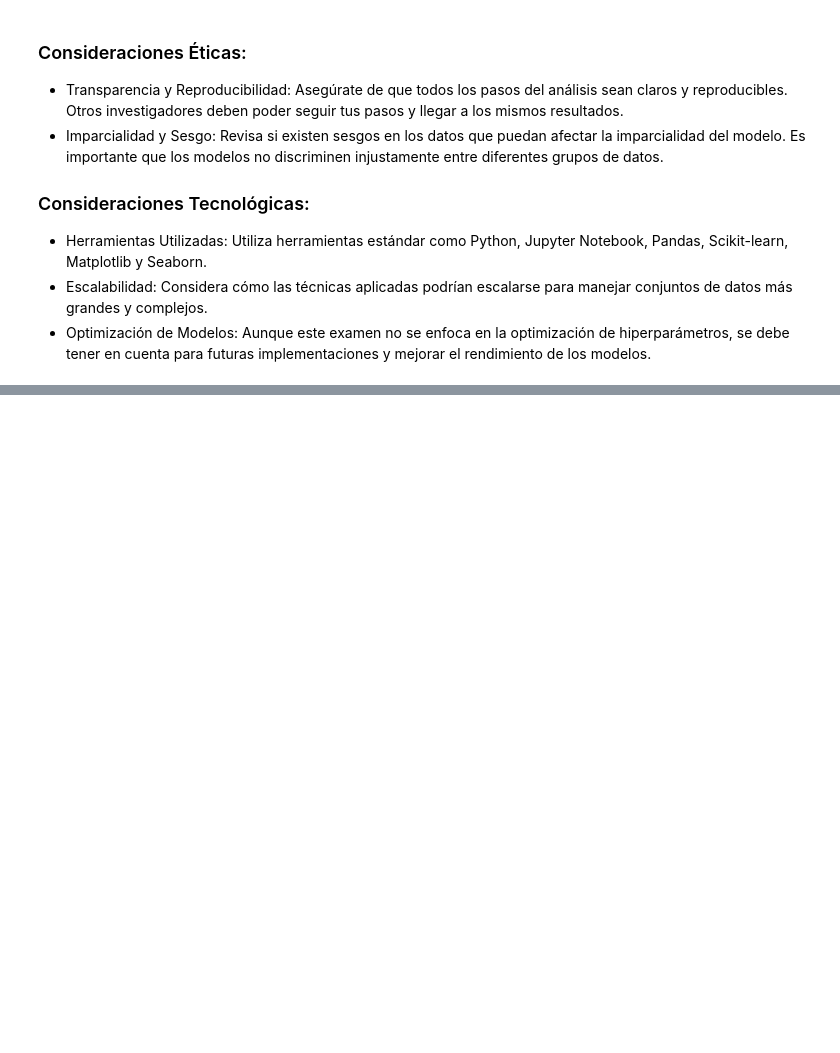
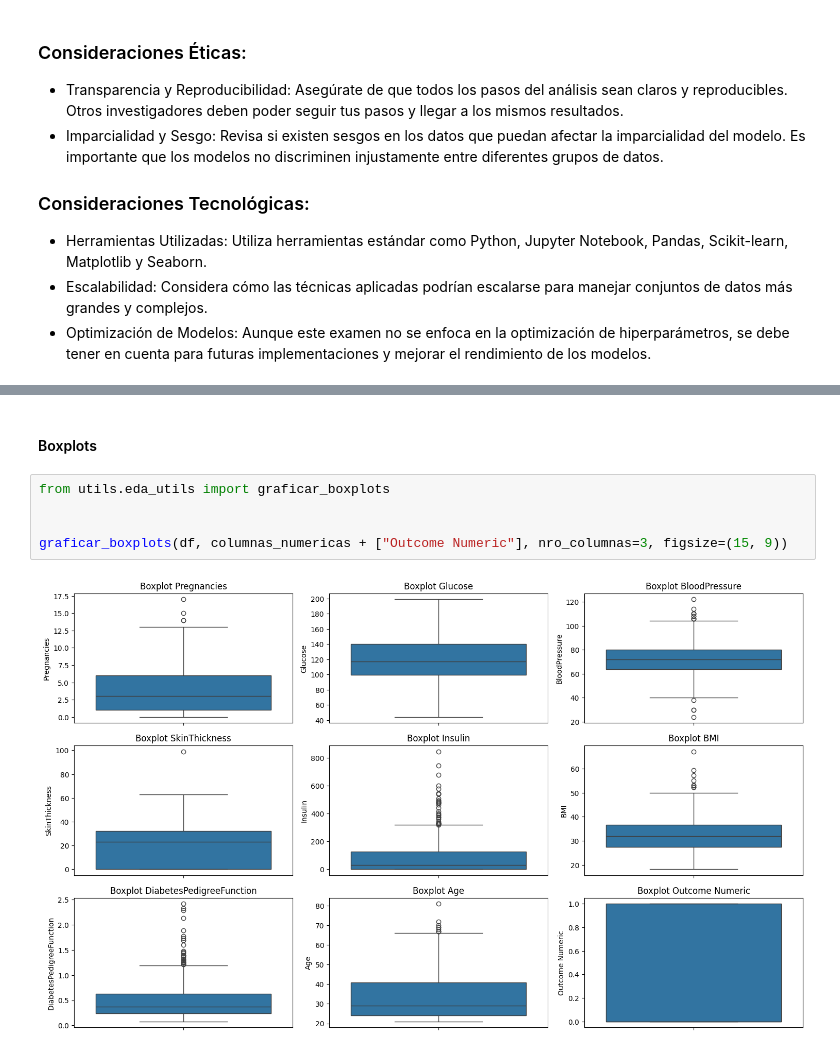
Before and after one commit to dmnunez1993/coding-dojo-ds-ml-bootcamp, a Jupyter notebook: machine_learning/examenes/examen_certificacion_intento_2_diabetes/notebooks/examen_certificacion_intento_2_diabetes.ipynb, the cells around one changed output, grey strips where cells are left out. Saved outputs shown, nothing was run; the diff lists cells and outputs as text; blank space fills up the shorter version.

```diff
--- a/machine_learning/examenes/examen_certificacion_intento_2_diabetes/notebooks/examen_certificacion_intento_2_diabetes.ipynb
+++ b/machine_learning/examenes/examen_certificacion_intento_2_diabetes/notebooks/examen_certificacion_intento_2_diabetes.ipynb
@@ -64,0 +355,9 @@ Además, el archivo debe subirse a GitHub con un tag de liberación (release tag
+# %% [markdown]
+#### Boxplots
+# %%
+from utils.eda_utils import graficar_boxplots
+
+
+graficar_boxplots(df, columnas_numericas + ["Outcome Numeric"], nro_columnas=3, figsize=(15, 9))
+# %% [output]
+[figure, added]
```
Also changed, not shown: parts of 120 cells of this notebook, 6 other files.
